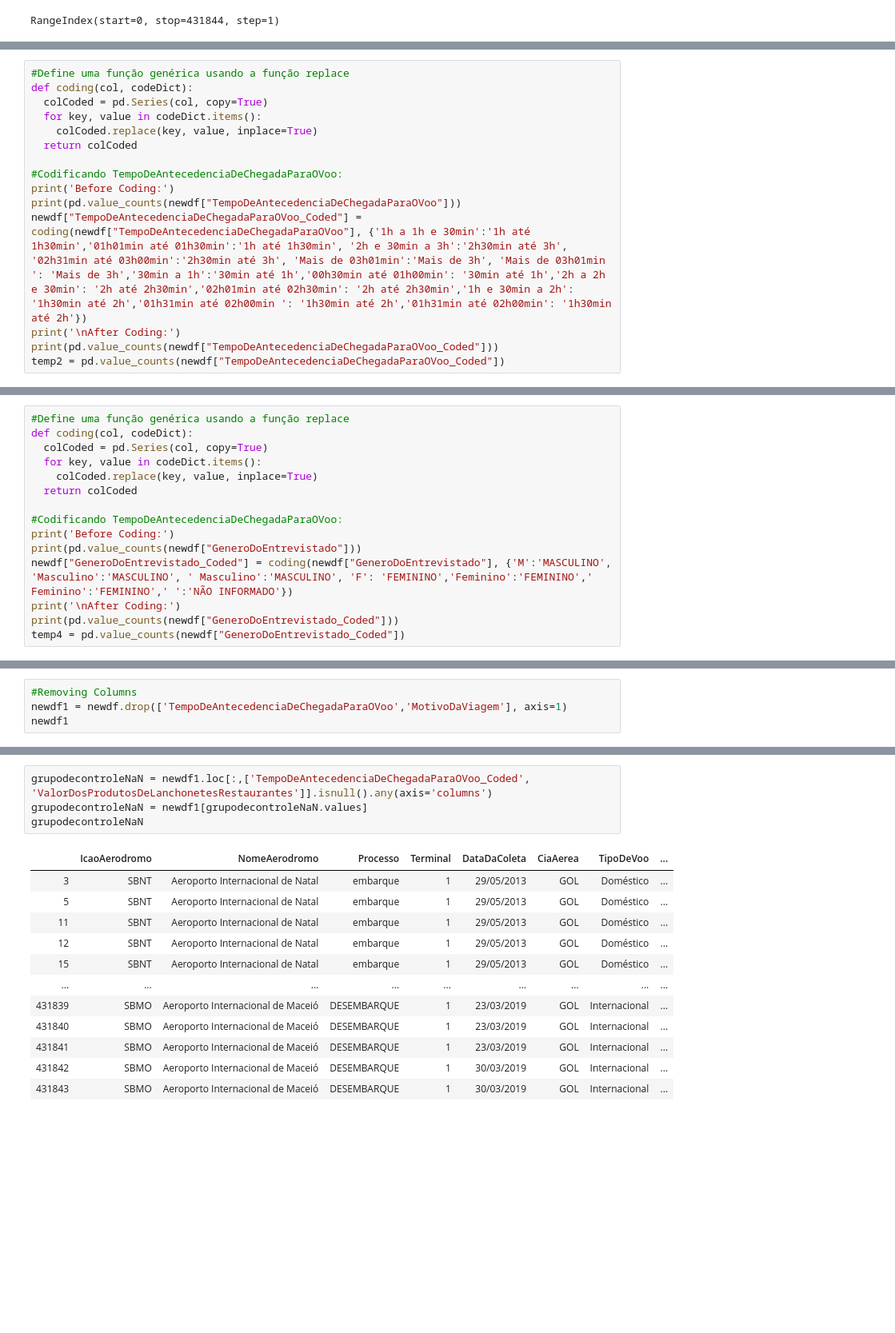
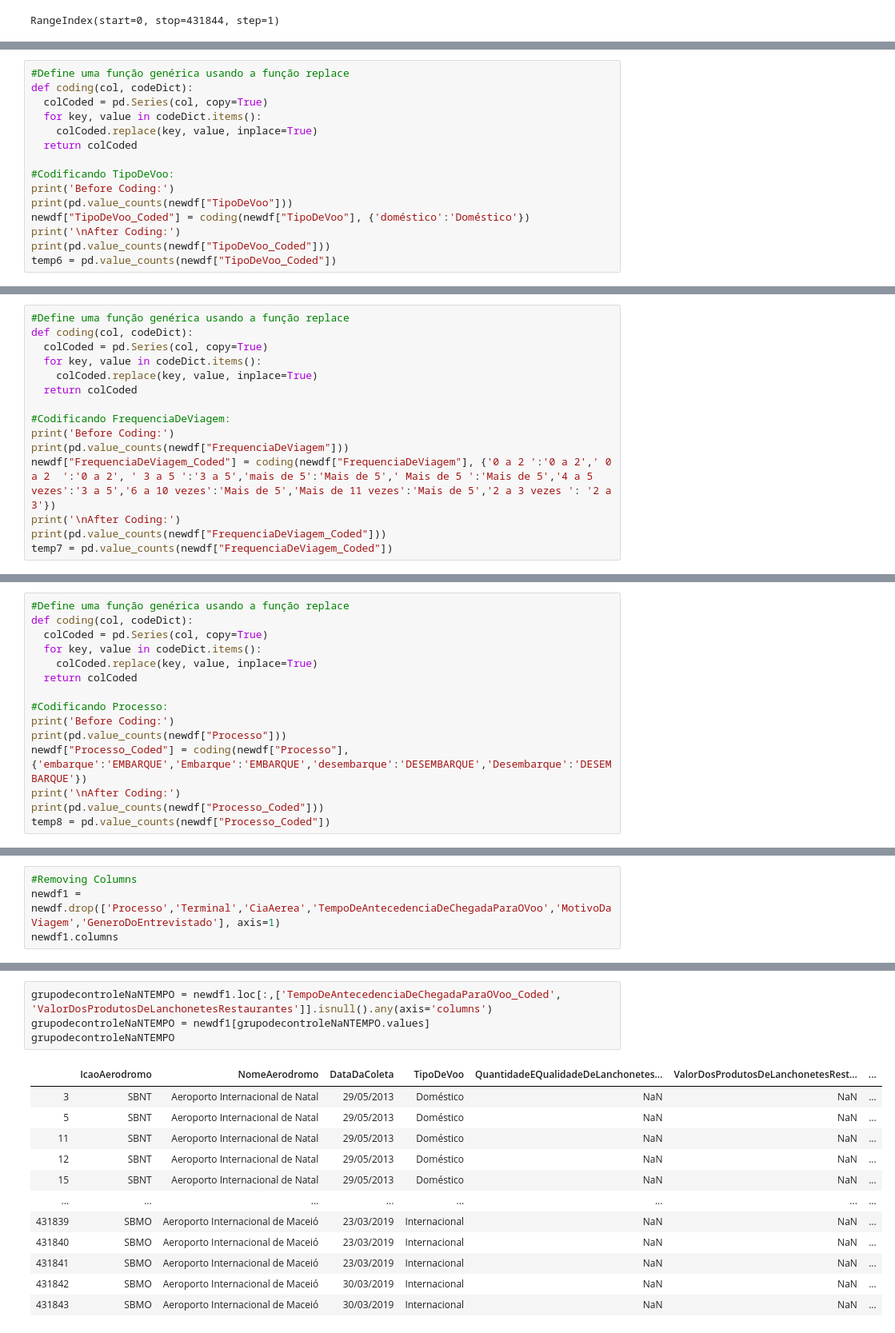
Before and after one commit to LeniceMirian/CAP394, a Jupyter notebook: Operating Performance_Airport Commercial Indicators.ipynb, the cells around one changed output, grey strips where cells are left out. Shown: that part at 80% size. Saved outputs shown, nothing was run; the diff lists cells and outputs as text; blank space fills up the shorter version.

```diff
--- a/Operating Performance_Airport Commercial Indicators.ipynb
+++ b/Operating Performance_Airport Commercial Indicators.ipynb
@@ -235,12 +323,12 @@ def coding(col, codeDict):
     colCoded.replace(key, value, inplace=True)
   return colCoded
 
-#Codificando TempoDeAntecedenciaDeChegadaParaOVoo:
+#Codificando TipoDeVoo:
 print('Before Coding:')
-print(pd.value_counts(newdf["TempoDeAntecedenciaDeChegadaParaOVoo"]))
-newdf["TempoDeAntecedenciaDeChegadaParaOVoo_Coded"] = coding(newdf["TempoDeAntecedenciaDeChegadaParaOVoo"], {'1h a 1h e 30min':'1h até 1h30min','01h01min até 01h30min':'1h até 1h30min', '2h e 30min a 3h':'2h30min até 3h', '02h31min até 03h00min':'2h30min até 3h', 'Mais de 03h01min':'Mais de 3h', 'Mais de 03h01min ': 'Mais de 3h','30min a 1h':'30min até 1h','00h30min até 01h00min': '30min até 1h','2h a 2h e 30min': '2h até 2h30min','02h01min até 02h30min': '2h até 2h30min','1h e 30min a 2h': '1h30min até 2h','01h31min até 02h00min ': '1h30min até 2h','01h31min até 02h00min': '1h30min até 2h'})
+print(pd.value_counts(newdf["TipoDeVoo"]))
+newdf["TipoDeVoo_Coded"] = coding(newdf["TipoDeVoo"], {'doméstico':'Doméstico'})
 print('\nAfter Coding:')
-print(pd.value_counts(newdf["TempoDeAntecedenciaDeChegadaParaOVoo_Coded"]))
-temp2 = pd.value_counts(newdf["TempoDeAntecedenciaDeChegadaParaOVoo_Coded"])
+print(pd.value_counts(newdf["TipoDeVoo_Coded"]))
+temp6 = pd.value_counts(newdf["TipoDeVoo_Coded"])
 # %% [output]
 Before Coding:
@@ -262,0 +344,15 @@ Name: TempoDeAntecedenciaDeChegadaParaOVoo_Coded, dtype: int64
+# %%
+#Define uma função genérica usando a função replace
+def coding(col, codeDict):
+  colCoded = pd.Series(col, copy=True)
+  for key, value in codeDict.items():
+    colCoded.replace(key, value, inplace=True)
+  return colCoded
+
+#Codificando FrequenciaDeViagem:
+print('Before Coding:')
+print(pd.value_counts(newdf["FrequenciaDeViagem"]))
+newdf["FrequenciaDeViagem_Coded"] = coding(newdf["FrequenciaDeViagem"], {'0 a 2 ':'0 a 2',' 0 a 2  ':'0 a 2', ' 3 a 5 ':'3 a 5','mais de 5':'Mais de 5',' Mais de 5 ':'Mais de 5','4 a 5 vezes':'3 a 5','6 a 10 vezes':'Mais de 5','Mais de 11 vezes':'Mais de 5','2 a 3 vezes ': '2 a 3'})
+print('\nAfter Coding:')
+print(pd.value_counts(newdf["FrequenciaDeViagem_Coded"]))
+temp7 = pd.value_counts(newdf["FrequenciaDeViagem_Coded"])
@@ -268,12 +382,12 @@ def coding(col, codeDict):
     colCoded.replace(key, value, inplace=True)
   return colCoded
 
-#Codificando TempoDeAntecedenciaDeChegadaParaOVoo:
+#Codificando Processo:
 print('Before Coding:')
-print(pd.value_counts(newdf["GeneroDoEntrevistado"]))
-newdf["GeneroDoEntrevistado_Coded"] = coding(newdf["GeneroDoEntrevistado"], {'M':'MASCULINO', 'Masculino':'MASCULINO', ' Masculino':'MASCULINO', 'F': 'FEMININO','Feminino':'FEMININO',' Feminino':'FEMININO',' ':'NÃO INFORMADO'})
+print(pd.value_counts(newdf["Processo"]))
+newdf["Processo_Coded"] = coding(newdf["Processo"], {'embarque':'EMBARQUE','Embarque':'EMBARQUE','desembarque':'DESEMBARQUE','Desembarque':'DESEMBARQUE'})
 print('\nAfter Coding:')
-print(pd.value_counts(newdf["GeneroDoEntrevistado_Coded"]))
-temp4 = pd.value_counts(newdf["GeneroDoEntrevistado_Coded"])
+print(pd.value_counts(newdf["Processo_Coded"]))
+temp8 = pd.value_counts(newdf["Processo_Coded"])
 # %% [output]
 Before Coding:
@@ -315,5 +431,5 @@ Index(['IcaoAerodromo', 'NomeAerodromo', 'Processo', 'Terminal',
 # %%
 #Removing Columns
-newdf1 = newdf.drop(['TempoDeAntecedenciaDeChegadaParaOVoo','MotivoDaViagem'], axis=1)
-newdf1
+newdf1 = newdf.drop(['Processo','Terminal','CiaAerea','TempoDeAntecedenciaDeChegadaParaOVoo','MotivoDaViagem','GeneroDoEntrevistado'], axis=1)
+newdf1.columns
 # %% [output]
@@ -438,17 +548,17 @@ plt.plot(indicators)
 # %%
-grupodecontroleNaN = newdf1.loc[:,['TempoDeAntecedenciaDeChegadaParaOVoo_Coded', 'ValorDosProdutosDeLanchonetesRestaurantes']].isnull().any(axis='columns')
-grupodecontroleNaN = newdf1[grupodecontroleNaN.values]
-grupodecontroleNaN
+grupodecontroleNaNTEMPO = newdf1.loc[:,['TempoDeAntecedenciaDeChegadaParaOVoo_Coded', 'ValorDosProdutosDeLanchonetesRestaurantes']].isnull().any(axis='columns')
+grupodecontroleNaNTEMPO = newdf1[grupodecontroleNaNTEMPO.values]
+grupodecontroleNaNTEMPO
 # %% [output]
-|  | IcaoAerodromo | NomeAerodromo | Processo | Terminal | DataDaColeta | CiaAerea | TipoDeVoo | ... |
-| 3 | SBNT | Aeroporto Internacional de Natal | embarque | 1 | 29/05/2013 | GOL | Doméstico | ... |
-| 5 | SBNT | Aeroporto Internacional de Natal | embarque | 1 | 29/05/2013 | GOL | Doméstico | ... |
-| 11 | SBNT | Aeroporto Internacional de Natal | embarque | 1 | 29/05/2013 | GOL | Doméstico | ... |
-| 12 | SBNT | Aeroporto Internacional de Natal | embarque | 1 | 29/05/2013 | GOL | Doméstico | ... |
-| 15 | SBNT | Aeroporto Internacional de Natal | embarque | 1 | 29/05/2013 | GOL | Doméstico | ... |
-| ... | ... | ... | ... | ... | ... | ... | ... | ... |
-| 431839 | SBMO | Aeroporto Internacional de Maceió | DESEMBARQUE | 1 | 23/03/2019 | GOL | Internacional | ... |
-| 431840 | SBMO | Aeroporto Internacional de Maceió | DESEMBARQUE | 1 | 23/03/2019 | GOL | Internacional | ... |
-| 431841 | SBMO | Aeroporto Internacional de Maceió | DESEMBARQUE | 1 | 23/03/2019 | GOL | Internacional | ... |
-| 431842 | SBMO | Aeroporto Internacional de Maceió | DESEMBARQUE | 1 | 30/03/2019 | GOL | Internacional | ... |
-| 431843 | SBMO | Aeroporto Internacional de Maceió | DESEMBARQUE | 1 | 30/03/2019 | GOL | Internacional | ... |
+|  | IcaoAerodromo | NomeAerodromo | DataDaColeta | TipoDeVoo | QuantidadeEQualidadeDeLanchonetes... | ValorDosProdutosDeLanchonetesRest... | ... |
+| 3 | SBNT | Aeroporto Internacional de Natal | 29/05/2013 | Doméstico | NaN | NaN | ... |
+| 5 | SBNT | Aeroporto Internacional de Natal | 29/05/2013 | Doméstico | NaN | NaN | ... |
+| 11 | SBNT | Aeroporto Internacional de Natal | 29/05/2013 | Doméstico | NaN | NaN | ... |
+| 12 | SBNT | Aeroporto Internacional de Natal | 29/05/2013 | Doméstico | NaN | NaN | ... |
+| 15 | SBNT | Aeroporto Internacional de Natal | 29/05/2013 | Doméstico | NaN | NaN | ... |
+| ... | ... | ... | ... | ... | ... | ... | ... |
+| 431839 | SBMO | Aeroporto Internacional de Maceió | 23/03/2019 | Internacional | NaN | NaN | ... |
+| 431840 | SBMO | Aeroporto Internacional de Maceió | 23/03/2019 | Internacional | NaN | NaN | ... |
+| 431841 | SBMO | Aeroporto Internacional de Maceió | 23/03/2019 | Internacional | NaN | NaN | ... |
+| 431842 | SBMO | Aeroporto Internacional de Maceió | 30/03/2019 | Internacional | NaN | NaN | ... |
+| 431843 | SBMO | Aeroporto Internacional de Maceió | 30/03/2019 | Internacional | NaN | NaN | ... |
```
Also changed, not shown: parts of 49 cells of this notebook.
